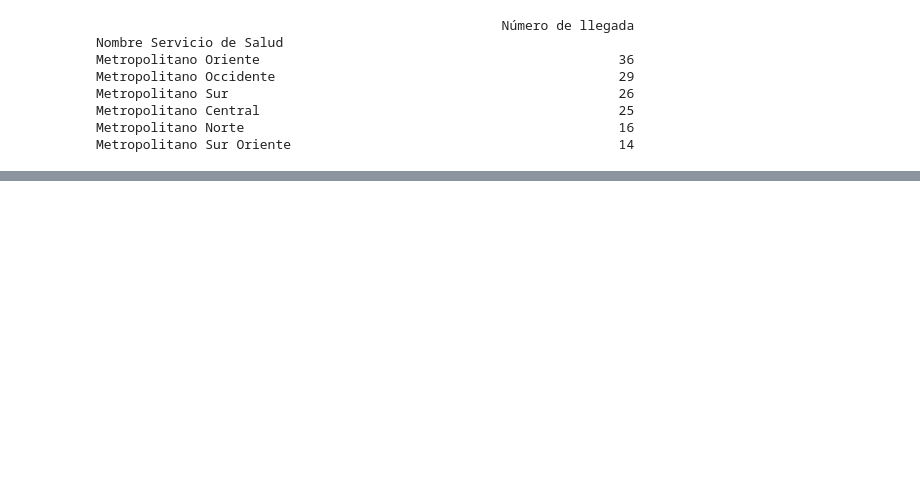
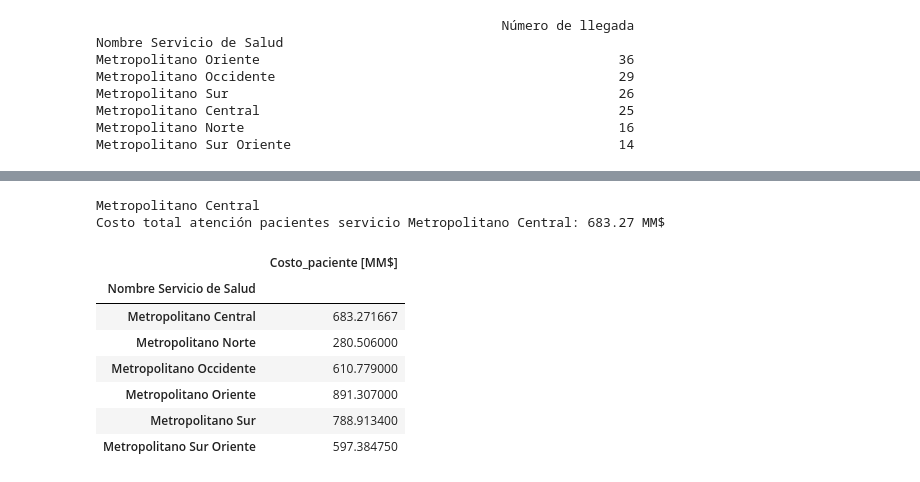
Before and after one commit to remunozz/cienciaDeDatos, a Jupyter notebook: evaluacion2Coursera.ipynb, the cells around one changed output, grey strips where cells are left out. Saved outputs shown, nothing was run; the diff lists cells and outputs as text; code cells hidden in the pictures; blank space fills up the shorter version.

```diff
--- a/evaluacion2Coursera.ipynb
+++ b/evaluacion2Coursera.ipynb
@@ -28,0 +141,67 @@ Metropolitano Sur Oriente                                          14
+# %%
+# Pregunta 6
+# ¿Cuál es el costo total de gastos del servicio de salud Metropolitano Central, para la atención de los
+# pacientes, que llegaron los últimos 10 días utilizando los costos diarios de atención por GRD promedio
+# del sistema (desde el día 415 al día 424)?
+
+servicio = None
+for ele in Hosp_sheet["Nombre Servicio de Salud"]:
+    if ele.strip() == "Metropolitano Central":
+        servicio = ele
+
+print(servicio)
+indices = Hosp_sheet[["Nombre Servicio de Salud", "Nombre Establecimiento"]].loc[Hosp_sheet["Nombre Servicio de Salud"] == servicio]
+apoyo6 = Info_sheet.rename(columns={'Hospital al que llega': "Nombre Establecimiento"})
+apoyo6 = apoyo6.join(indices.set_index("Nombre Establecimiento"), on="Nombre Establecimiento")
+apoyo6 = apoyo6.dropna() #Se eliminan todos los centros que no sean del metropolitano central
+apoyo6 = apoyo6.loc[(apoyo6["Día de llegada"] > 414)]
+costoGRDs = Hosp_sheet.groupby("Nombre Servicio de Salud").mean()
+costoGRDs = costoGRDs.reset_index()
+costoGRDs = costoGRDs.loc[costoGRDs["Nombre Servicio de Salud"] == servicio]
+costos = []
+for ele in costoGRDs.iloc[:,7:]:
+    costos.append(costoGRDs[ele][0]) ##0 pq es el indice del servicio metropolitano central
+d = {"GRD": grd, "Costos": costos}
+GRDcosts = pd.DataFrame(data = d)
+apoyo6 = apoyo6.join(GRDcosts.set_index("GRD"), on="GRD")
+apoyo6["Costo_paciente [MM$]"] = apoyo6.apply(lambda row: row.Estadia*row.Costos, axis = 1)
+x = apoyo6["Costo_paciente [MM$]"].sum()
+print(f"Costo total atención pacientes servicio Metropolitano Central: {np.round(x,2)} MM$")
+# %% [output]
+Metropolitano Central
+Costo total atención pacientes servicio Metropolitano Central: 683.27 MM$
+# %%
+# Pregunta 7
+# ¿Qué servicio de salud gastó más dinero, para la atención de los pacientes que llegaron los últimos 10 días utilizando
+# los costos diarios de atención por GRD promedio de cada sistema (desde el día 415 al día 424)?
+
+indices = Hosp_sheet[["Nombre Servicio de Salud", "Nombre Establecimiento"]]
+apoyo7 = Info_sheet.rename(columns={'Hospital al que llega': "Nombre Establecimiento"})
+apoyo7 = apoyo7.loc[(apoyo7["Día de llegada"] > 414)]
+apoyo7 = apoyo7.join(indices.set_index("Nombre Establecimiento"), on="Nombre Establecimiento")
+costoGRDs = Hosp_sheet.groupby("Nombre Servicio de Salud").mean()
+costoGRDs = costoGRDs.reset_index()
+grd = ["GRD"+str(i) for i in range(1,11)]*len(costoGRDs)
+servicio = []
+for ele in costoGRDs["Nombre Servicio de Salud"]:
+    for i in range(10):
+        servicio.append(ele)
+servicio.sort()
+costos=[]
+for i in range(len(costoGRDs)):
+    for ele in costoGRDs.iloc[:,7:]:
+        costos.append(costoGRDs[ele][i])
+d = {"Nombre Servicio de Salud": servicio, "GRD": grd, "Costos": costos}
+GRDcosts = pd.DataFrame(data = d)
+apoyo7 = apoyo7.merge(GRDcosts, on=["Nombre Servicio de Salud", "GRD"])
+apoyo7["Costo_paciente [MM$]"] = apoyo7.apply(lambda row: row.Estadia*row.Costos, axis = 1)
+apoyo7[["Nombre Servicio de Salud", "Costo_paciente [MM$]"]].groupby("Nombre Servicio de Salud").sum()
+# %% [output]
+|  | Costo_paciente [MM$] |
+| Nombre Servicio de Salud |  |
+| Metropolitano Central | 683.271667 |
+| Metropolitano Norte | 280.506000 |
+| Metropolitano Occidente | 610.779000 |
+| Metropolitano Oriente | 891.307000 |
+| Metropolitano Sur | 788.913400 |
+| Metropolitano Sur Oriente | 597.384750 |
```
Also changed, not shown: parts of 5 cells of this notebook.
